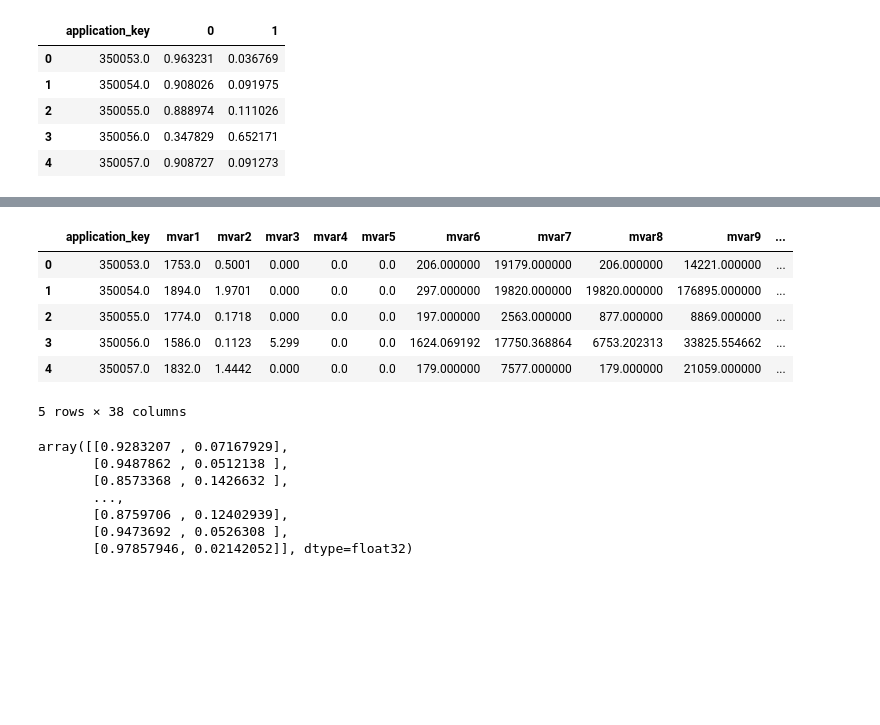
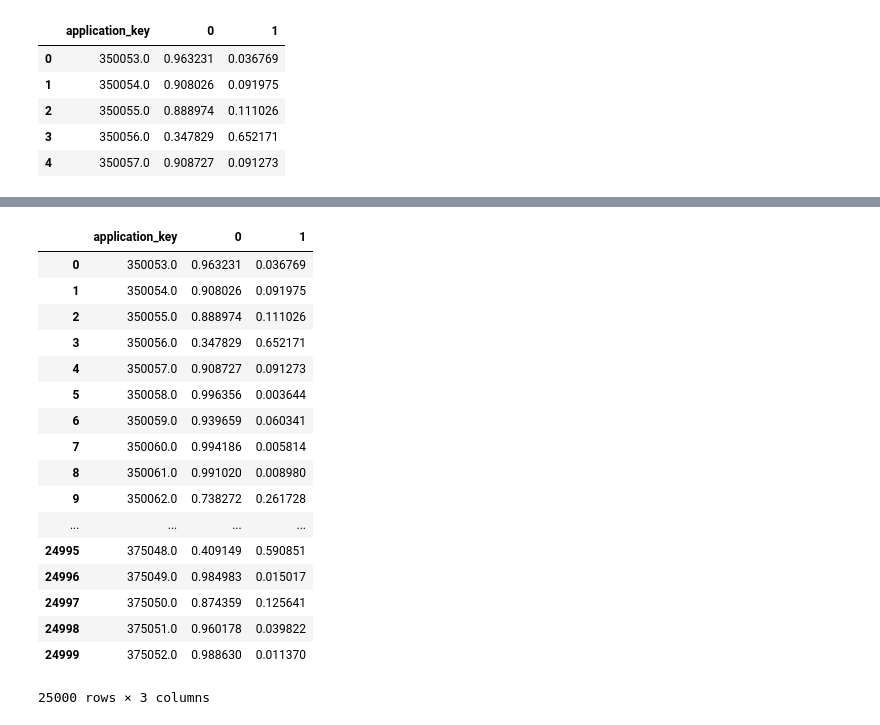
Before and after one commit to deepakgouda/Analyze-This-2018, a Jupyter notebook: AnalyzingDSG.ipynb, the cells around one changed output, grey strips where cells are left out. Saved outputs shown, nothing was run; the diff lists cells and outputs as text; code cells hidden in the pictures; blank space fills up the shorter version.

```diff
--- a/AnalyzingDSG.ipynb
+++ b/AnalyzingDSG.ipynb
@@ -186,10 +179,0 @@ X_lead = pd.read_csv('./RefinedData/refined_leaderboard_data.csv', low_memory=Fa
-# %%
-X_lead.head()
-# %% [output]
-|  | application_key | mvar1 | mvar2 | mvar3 | mvar4 | mvar5 | mvar6 | mvar7 | mvar8 | mvar9 | ... |
-| 0 | 350053.0 | 1753.0 | 0.5001 | 0.000 | 0.0 | 0.0 | 206.000000 | 19179.000000 | 206.000000 | 14221.000000 | ... |
-| 1 | 350054.0 | 1894.0 | 1.9701 | 0.000 | 0.0 | 0.0 | 297.000000 | 19820.000000 | 19820.000000 | 176895.000000 | ... |
-| 2 | 350055.0 | 1774.0 | 0.1718 | 0.000 | 0.0 | 0.0 | 197.000000 | 2563.000000 | 877.000000 | 8869.000000 | ... |
-| 3 | 350056.0 | 1586.0 | 0.1123 | 5.299 | 0.0 | 0.0 | 1624.069192 | 17750.368864 | 6753.202313 | 33825.554662 | ... |
-| 4 | 350057.0 | 1832.0 | 1.4442 | 0.000 | 0.0 | 0.0 | 179.000000 | 7577.000000 | 179.000000 | 21059.000000 | ... |
-5 rows × 38 columns
@@ -198,12 +184,25 @@ Y_lead=pd.DataFrame(xgb1.predict(X_lead))
 # %%
-Y_prob = xgb1.predict_proba(X_lead)
-Y_prob
+# Y_prob = xgb1.predict_proba(X_lead)
+# Y_prob
-# %% [output]
-array([[0.9283207 , 0.07167929],
-       [0.9487862 , 0.0512138 ],
-       [0.8573368 , 0.1426632 ],
-       ...,
-       [0.8759706 , 0.12402939],
-       [0.9473692 , 0.0526308 ],
-       [0.97857946, 0.02142052]], dtype=float32)
+# %%
+submission
+# %% [output]
+|  | application_key | 0 | 1 |
+| 0 | 350053.0 | 0.963231 | 0.036769 |
+| 1 | 350054.0 | 0.908026 | 0.091975 |
+| 2 | 350055.0 | 0.888974 | 0.111026 |
+| 3 | 350056.0 | 0.347829 | 0.652171 |
+| 4 | 350057.0 | 0.908727 | 0.091273 |
+| 5 | 350058.0 | 0.996356 | 0.003644 |
+| 6 | 350059.0 | 0.939659 | 0.060341 |
+| 7 | 350060.0 | 0.994186 | 0.005814 |
+| 8 | 350061.0 | 0.991020 | 0.008980 |
+| 9 | 350062.0 | 0.738272 | 0.261728 |
+| ... | ... | ... | ... |
+| 24995 | 375048.0 | 0.409149 | 0.590851 |
+| 24996 | 375049.0 | 0.984983 | 0.015017 |
+| 24997 | 375050.0 | 0.874359 | 0.125641 |
+| 24998 | 375051.0 | 0.960178 | 0.039822 |
+| 24999 | 375052.0 | 0.988630 | 0.011370 |
+25000 rows × 3 columns
 # %%
```
Also changed, not shown: parts of 14 cells of this notebook.
